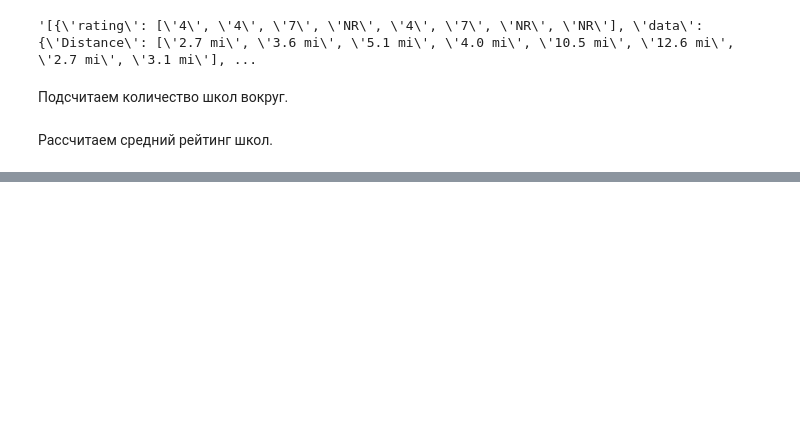
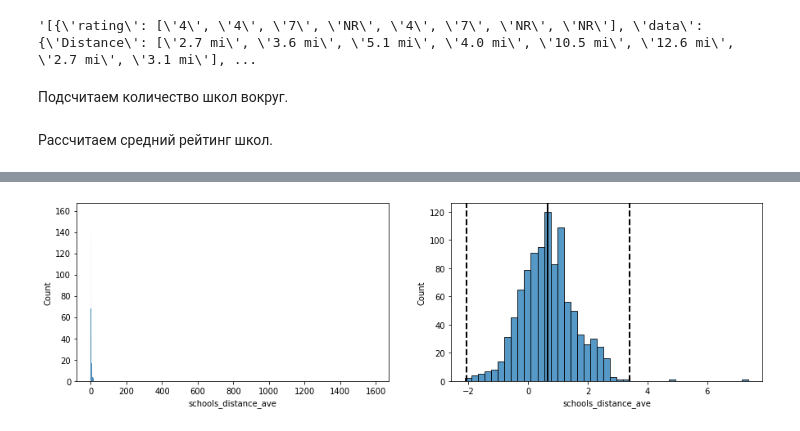
Before and after one commit to AleksandrOsip/Final-project-of-the-first-year-of-stud, a Jupyter notebook: project/project_me.ipynb, the cells around one changed output, grey strips where cells are left out. Saved outputs shown, nothing was run; the diff lists cells and outputs as text; code cells hidden in the pictures; blank space fills up the shorter version.

```diff
--- a/project/project_me.ipynb
+++ b/project/project_me.ipynb
@@ -1199,0 +1671,24 @@ data['schools_rating_ave'] = data['schools_rating_list'].apply(lambda x: round(s
+# %%
+# Вычислим среднее значение.
+average = temp_data['schools_distance_ave'].mean()
+
+# Заменим все значения 0 на среднее значение.
+temp_data['schools_distance_ave'] = temp_data['schools_distance_ave'].replace(0, average)
+# %%
+sample_size = 1000
+sample = temp_data.sample(sample_size)
+
+fig, axes = plt.subplots(1, 2, figsize=(15, 4))
+
+sns.histplot(data=sample, x='schools_distance_ave', ax=axes[0])
+
+log_sqft = np.log(sample['schools_distance_ave'])
+sns.histplot(data=log_sqft, ax=axes[1])
+
+axes[1].axvline(log_sqft.mean(), color='k', lw=2)
+axes[1].axvline(log_sqft.mean() + 3*log_sqft.std(),
+                color='k', ls='--', lw=2)
+axes[1].axvline(log_sqft.mean() - 3*log_sqft.std(),
+                color='k', ls='--', lw=2);
+# %% [output]
+[figure, added]
```
Also changed, not shown: parts of 120 cells of this notebook.
